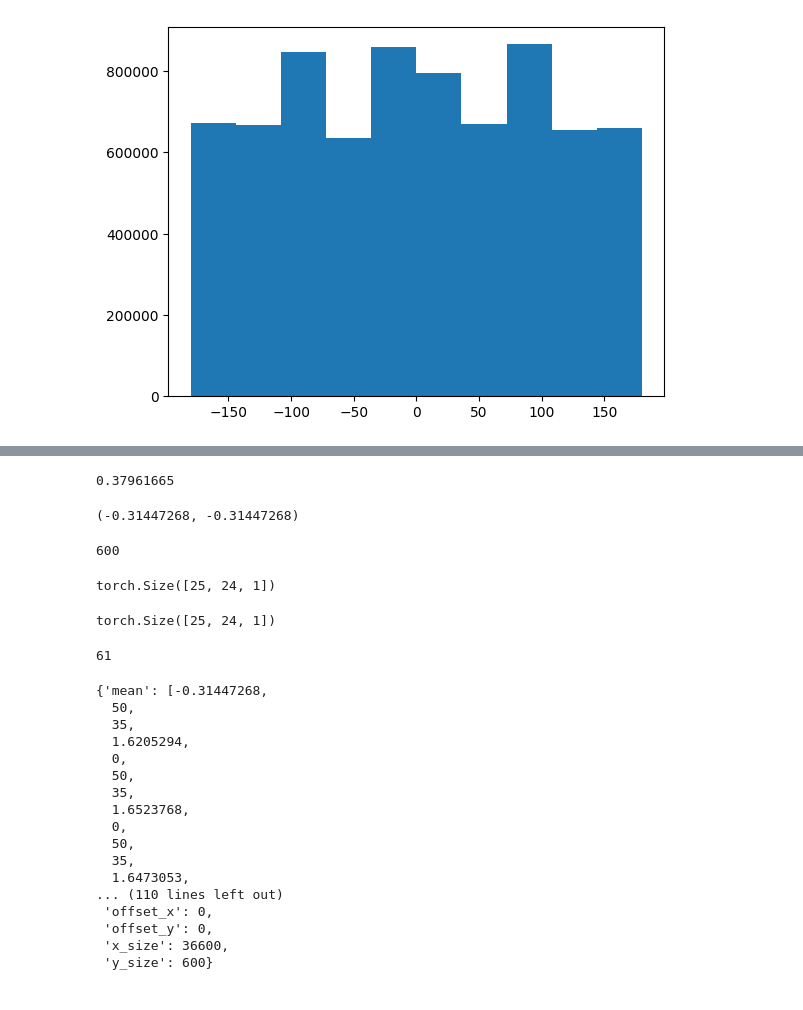
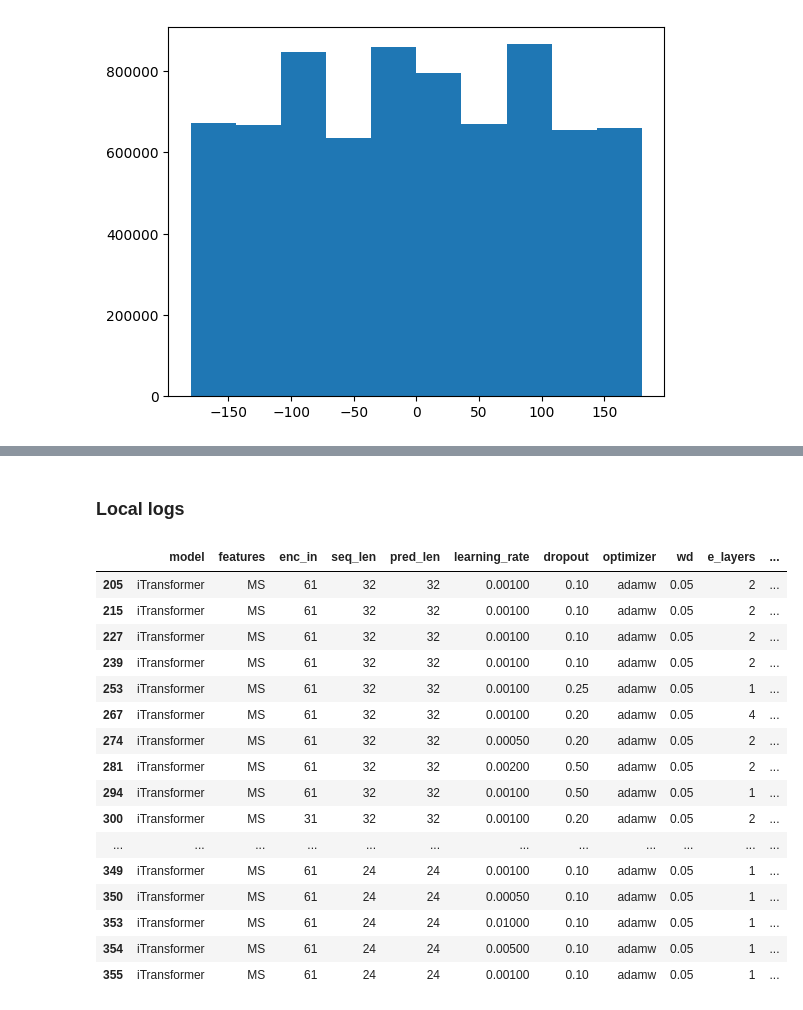
Before and after one commit to arnaud-odet/Time-Series-Library, a Jupyter notebook: sandbox.ipynb, the cells around one changed output, grey strips where cells are left out. Cells and saved outputs as stored; diff of their text form; code cells hidden in the pictures.

```diff
--- a/sandbox.ipynb
+++ b/sandbox.ipynb
@@ -150,46 +145,24 @@ plt.hist(Y_tr_true[:,:,angle_mask].reshape(-1))
-# %%
-print(Y_tr_true[:uscds_tr.__len__(), :, 1].reshape(-1).mean())
-uscds_tr.scaler['mean'][0], uscds_te.scaler['mean'][0]
-# %% [output]
-0.37961665
-(-0.31447268, -0.31447268)
-# %%
-x, y_true , _, _= next(iter(uscdl_te))
-y_true = y_true [:,-uscds_te.args.pred_len:,:]
-
-y_true_shape = y_true.shape
-test_it = uscds_te.inverse_transform(y_true.reshape(y_true_shape[0] * y_true_shape[1], -1)).reshape(y_true_shape)
-# %% [output]
-600
-# %%
-y_true[:,:,0:].shape
-# %% [output]
-torch.Size([25, 24, 1])
-# %%
-test_it.shape
-# %% [output]
-torch.Size([25, 24, 1])
-# %%
-len(uscds_tr.scaler['mean'])
-# %% [output]
-61
-# %%
-uscds_te.scaler
-# %% [output]
-{'mean': [-0.31447268,
-  50,
-  35,
-  1.6205294,
-  0,
-  50,
-  35,
-  1.6523768,
-  0,
-  50,
-  35,
-  1.6473053,
-... (110 lines left out)
- 'offset_x': 0,
- 'offset_y': 0,
- 'x_size': 36600,
- 'y_size': 600}
+# %% [markdown]
+### Local logs
+# %%
+lldf = pd.read_csv('./logs/long_term_forecast.csv',index_col = 0)
+hp_cols = ['model','features','enc_in','seq_len','pred_len','learning_rate','dropout','optimizer','wd','e_layers','d_model','n_heads','d_layers','d_ff']
+lldf.query("model == 'iTransformer'").query("features =='MS'")[hp_cols+['rmse']]
+# %% [output]
+|  | model | features | enc_in | seq_len | pred_len | learning_rate | dropout | optimizer | wd | e_layers | ... |
+| 205 | iTransformer | MS | 61 | 32 | 32 | 0.00100 | 0.10 | adamw | 0.05 | 2 | ... |
+| 215 | iTransformer | MS | 61 | 32 | 32 | 0.00100 | 0.10 | adamw | 0.05 | 2 | ... |
+| 227 | iTransformer | MS | 61 | 32 | 32 | 0.00100 | 0.10 | adamw | 0.05 | 2 | ... |
+| 239 | iTransformer | MS | 61 | 32 | 32 | 0.00100 | 0.10 | adamw | 0.05 | 2 | ... |
+| 253 | iTransformer | MS | 61 | 32 | 32 | 0.00100 | 0.25 | adamw | 0.05 | 1 | ... |
+| 267 | iTransformer | MS | 61 | 32 | 32 | 0.00100 | 0.20 | adamw | 0.05 | 4 | ... |
+| 274 | iTransformer | MS | 61 | 32 | 32 | 0.00050 | 0.20 | adamw | 0.05 | 2 | ... |
+| 281 | iTransformer | MS | 61 | 32 | 32 | 0.00200 | 0.50 | adamw | 0.05 | 2 | ... |
+| 294 | iTransformer | MS | 61 | 32 | 32 | 0.00100 | 0.50 | adamw | 0.05 | 1 | ... |
+| 300 | iTransformer | MS | 31 | 32 | 32 | 0.00100 | 0.20 | adamw | 0.05 | 2 | ... |
+| ... | ... | ... | ... | ... | ... | ... | ... | ... | ... | ... | ... |
+| 349 | iTransformer | MS | 61 | 24 | 24 | 0.00100 | 0.10 | adamw | 0.05 | 1 | ... |
+| 350 | iTransformer | MS | 61 | 24 | 24 | 0.00050 | 0.10 | adamw | 0.05 | 1 | ... |
+| 353 | iTransformer | MS | 61 | 24 | 24 | 0.01000 | 0.10 | adamw | 0.05 | 1 | ... |
+| 354 | iTransformer | MS | 61 | 24 | 24 | 0.00500 | 0.10 | adamw | 0.05 | 1 | ... |
+| 355 | iTransformer | MS | 61 | 24 | 24 | 0.00100 | 0.10 | adamw | 0.05 | 1 | ... |
```
Also changed, not shown: parts of 19 cells of this notebook, 9 other files.
